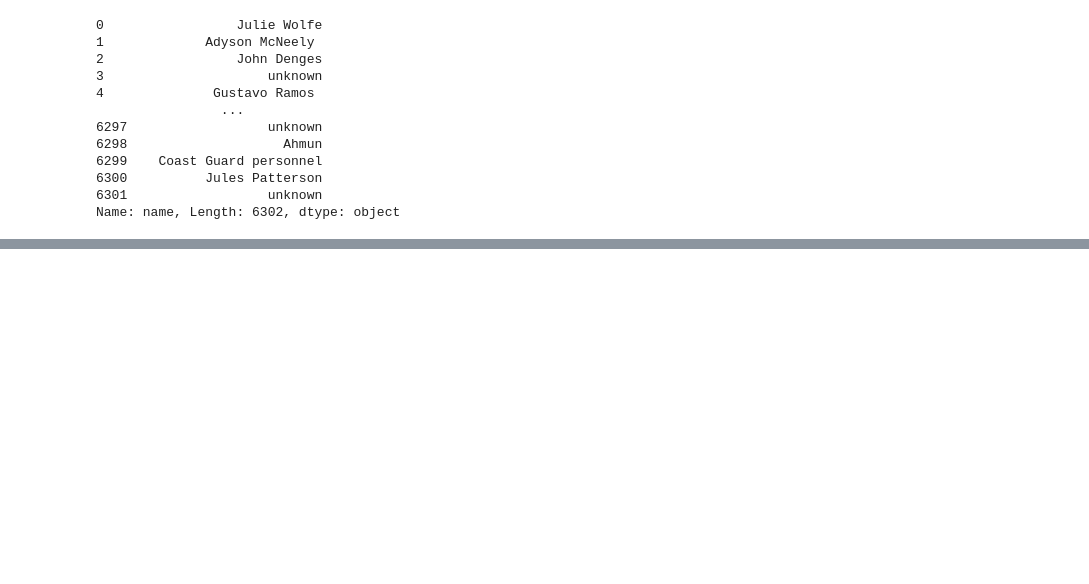
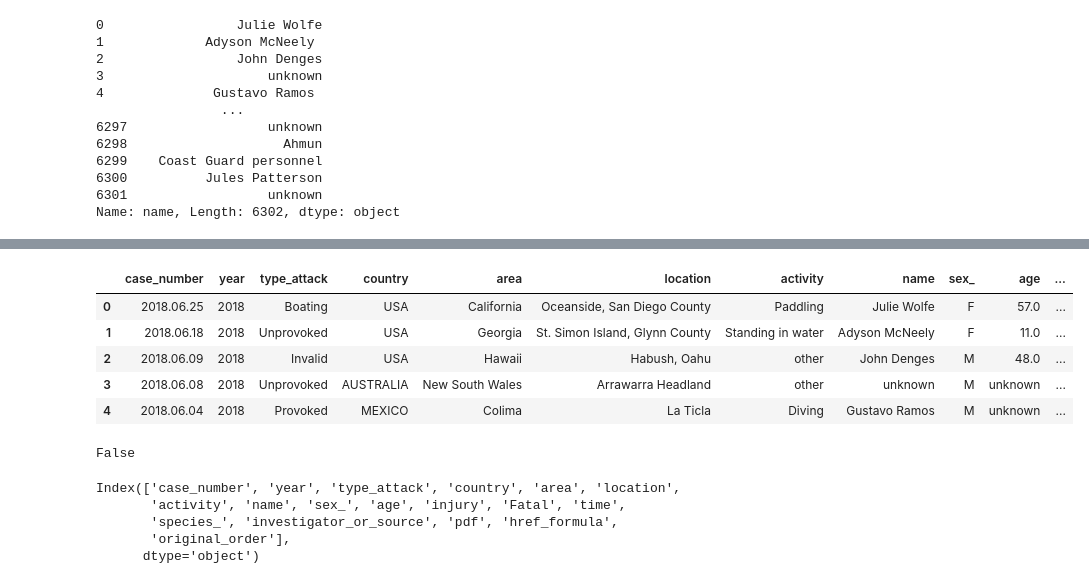
Before and after one commit to AnaChaparro/-Proyecto-Sharks-Ana-Chaparro, a Jupyter notebook: Proyecto_Sharks.ipynb, the cells around one changed output, grey strips where cells are left out. Drawn from its saved outputs; the diff is of its cells as text; code cells hidden in the pictures; blank space fills up the shorter version.

```diff
--- a/Proyecto_Sharks.ipynb
+++ b/Proyecto_Sharks.ipynb
@@ -804,0 +1053,2 @@ Name: name, Length: 6302, dtype: object
+# %%
+attacks.href_formula.fillna(value='unknown', inplace=True)
@@ -804,0 +1082,11 @@ Name: name, Length: 6302, dtype: object
+# %%
+def liampiar_web(x):
+
+    if x[0:7]=='http://':
+
+        return x
+    else:
+
+        return 'unknown'
+# %%
+attacks.href_formula=attacks.href_formula.apply(liampiar_web)
@@ -804,0 +1097,15 @@ Name: name, Length: 6302, dtype: object
+# %%
+attacks.investigator_or_source.fillna(value='unknown', inplace=True)
+# %%
+attacks.head()
+# %% [output]
+|  | case_number | year | type_attack | country | area | location | activity | name | sex_ | age | ... |
+| 0 | 2018.06.25 | 2018 | Boating | USA | California | Oceanside, San Diego County | Paddling | Julie Wolfe | F | 57.0 | ... |
+| 1 | 2018.06.18 | 2018 | Unprovoked | USA | Georgia | St. Simon Island, Glynn County | Standing in water | Adyson McNeely | F | 11.0 | ... |
+| 2 | 2018.06.09 | 2018 | Invalid | USA | Hawaii | Habush, Oahu | other | John Denges | M | 48.0 | ... |
+| 3 | 2018.06.08 | 2018 | Unprovoked | AUSTRALIA | New South Wales | Arrawarra Headland | other | unknown | M | unknown | ... |
+| 4 | 2018.06.04 | 2018 | Provoked | MEXICO | Colima | La Ticla | Diving | Gustavo Ramos | M | unknown | ... |
+# %%
+attacks.duplicated().any()
+# %% [output]
+False
@@ -804,0 +1114,8 @@ Name: name, Length: 6302, dtype: object
+# %%
+attacks.columns
+# %% [output]
+Index(['case_number', 'year', 'type_attack', 'country', 'area', 'location',
+       'activity', 'name', 'sex_', 'age', 'injury', 'Fatal', 'time',
+       'species_', 'investigator_or_source', 'pdf', 'href_formula',
+       'original_order'],
+      dtype='object')
```
Also changed, not shown: parts of 48 cells of this notebook, 1 other file.
